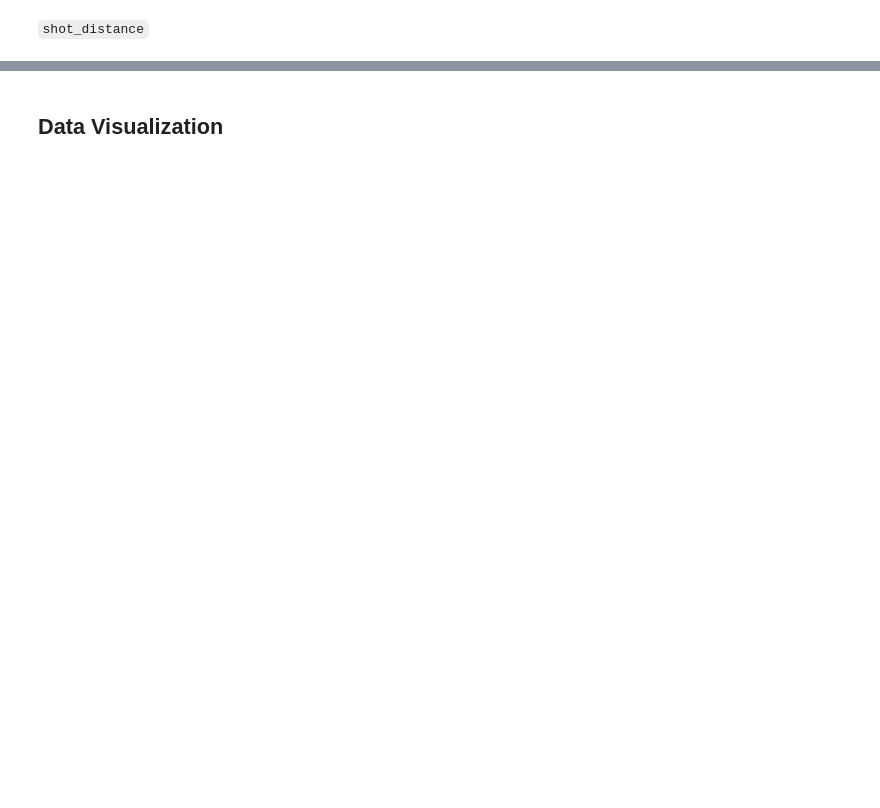
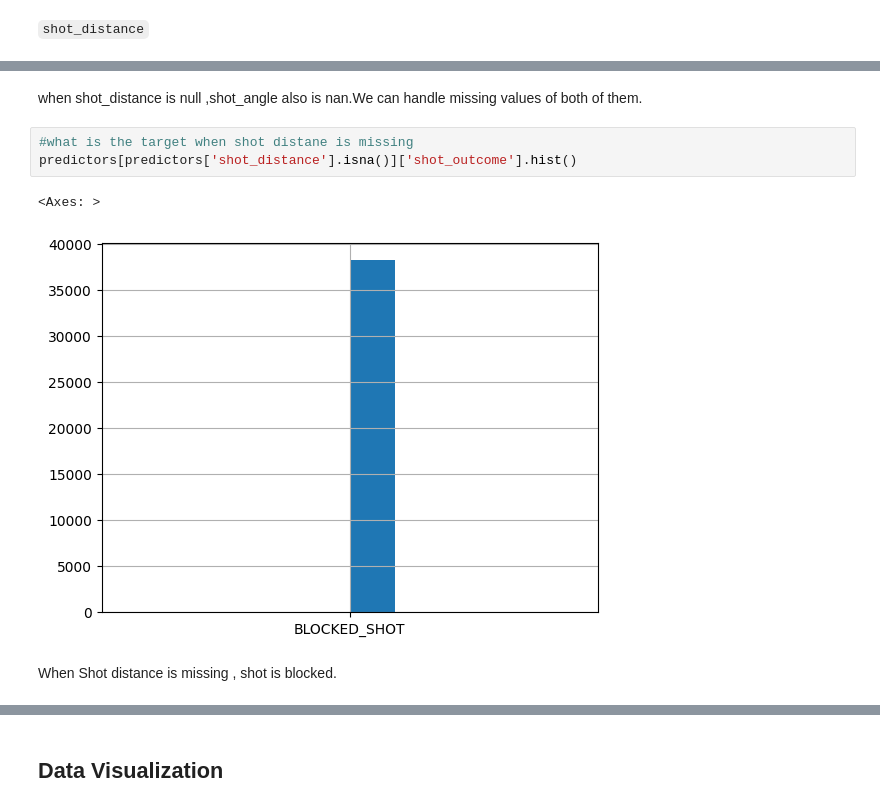
Before and after one commit to nursahhhh/AIN311CourseProject, a Jupyter notebook: AIN311_Project.ipynb, the cells around one changed output, grey strips where cells are left out. Saved outputs shown, nothing was run; the diff lists cells and outputs as text; blank space fills up the shorter version.

```diff
--- a/AIN311_Project.ipynb
+++ b/AIN311_Project.ipynb
@@ -514,0 +490,10 @@ df['shot_distance'].hist()
+# %% [markdown]
+when shot_distance is null ,shot_angle also is nan.We can handle missing values of both of them.
+# %%
+#what is the target when shot distane is missing
+predictors[predictors['shot_distance'].isna()]['shot_outcome'].hist()
+# %% [output]
+<Axes: >
+[figure, added]
+# %% [markdown]
+When Shot distance is missing , shot is blocked.
```
Also changed, not shown: parts of 92 cells of this notebook.
